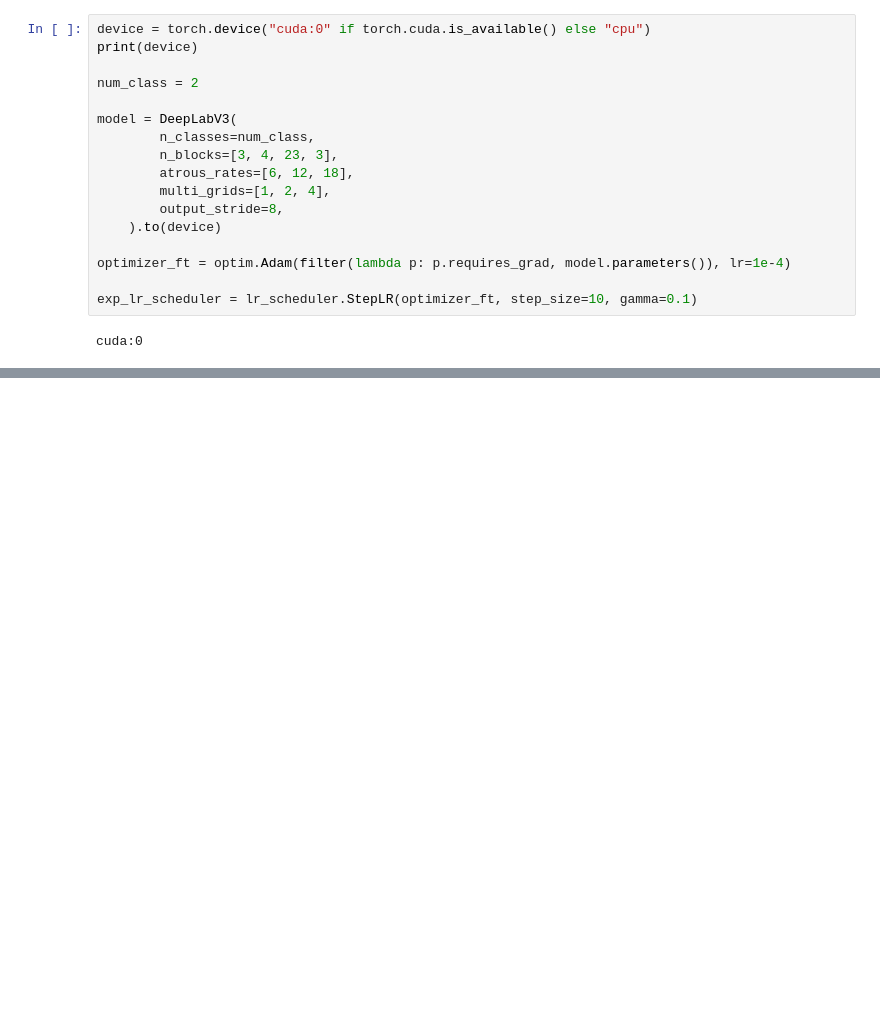
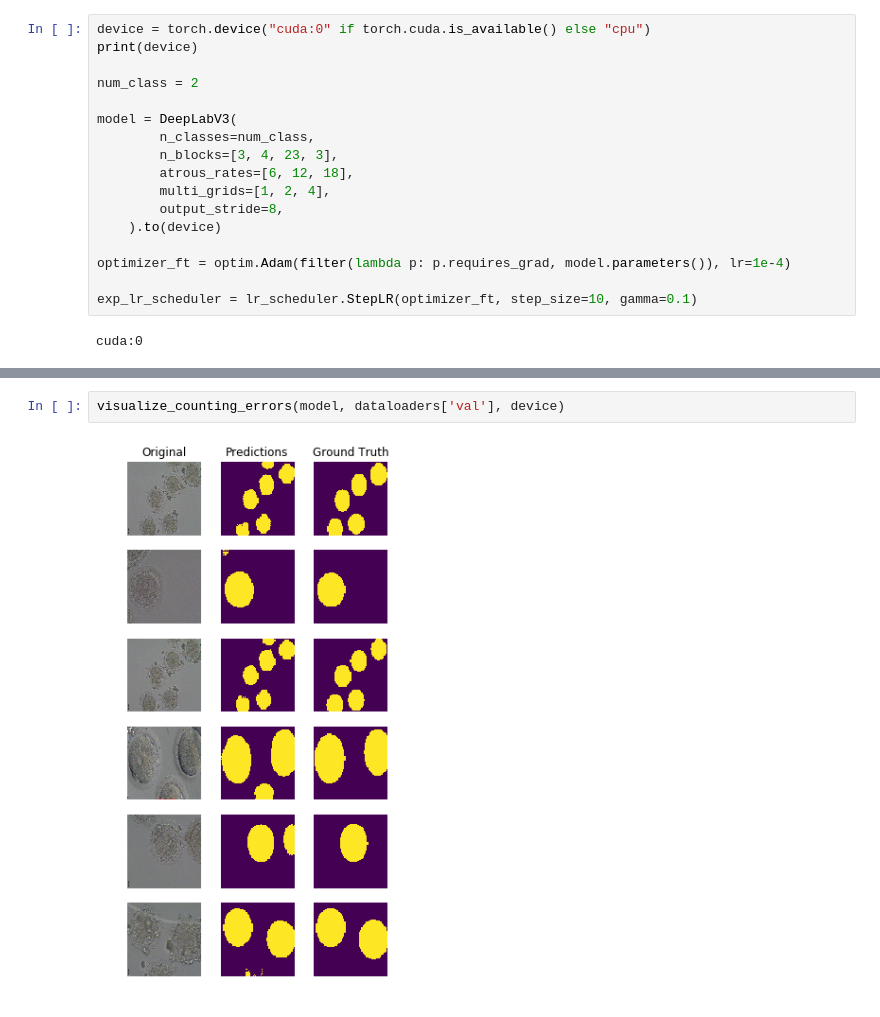
Before and after one commit to tuzkreekman/cs231n-pronuclei, a Jupyter notebook: deeplab.ipynb, the cells around one changed output, grey strips where cells are left out. Cells and saved outputs as stored; diff of their text form; blank space fills up the shorter version.

Commit message:
Improved plotting visual for deeplab errors

```diff
--- a/deeplab.ipynb
+++ b/deeplab.ipynb
@@ -93,0 +94,4 @@ print(results)
+# %%
+visualize_counting_errors(model, dataloaders['val'], device)
+# %% [output]
+[figure, added]
```
Also changed, not shown: parts of 4 cells of this notebook, 1 other file.
